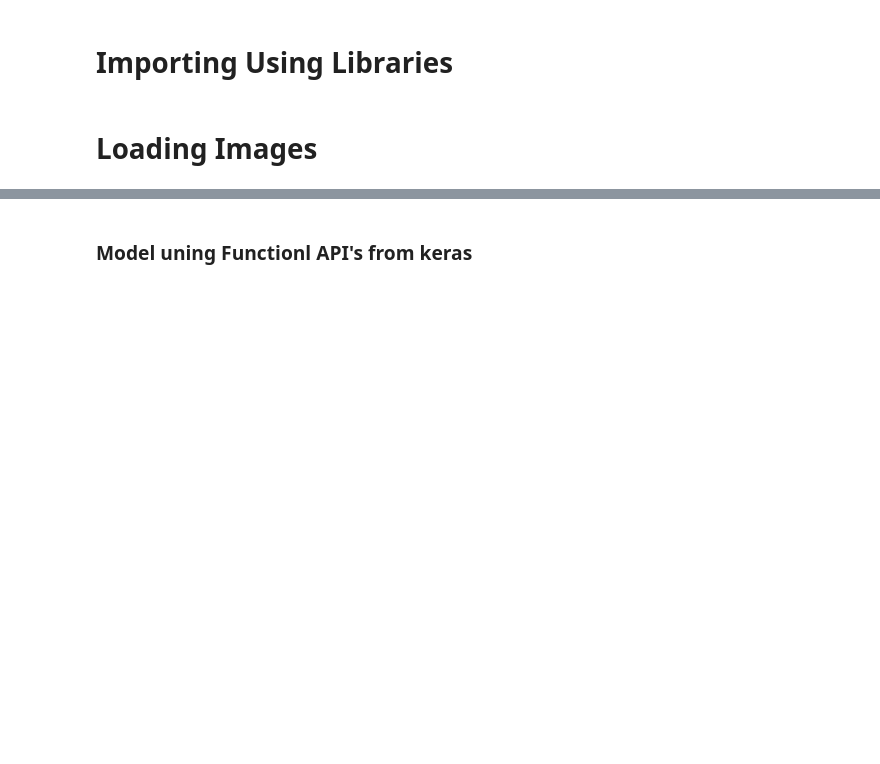
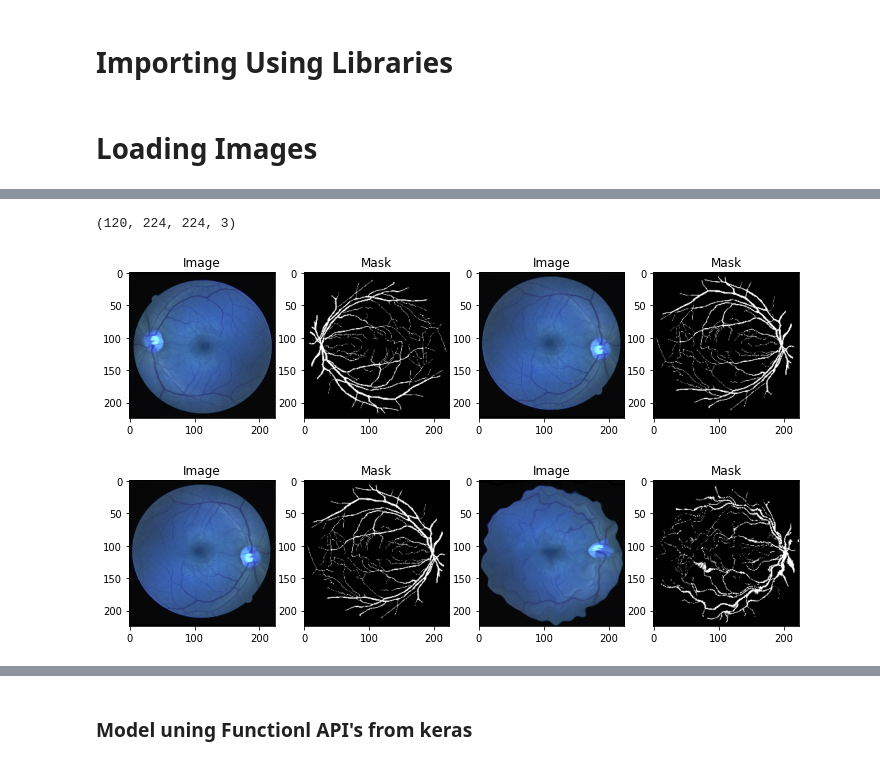
Before and after one commit to usmaaangul/Semantic-Segmentation-of-Retinal-Diseases-using-U-Net-Architecture-repo, a Jupyter notebook: Code.ipynb, the cells around one changed output, grey strips where cells are left out. Saved outputs shown, nothing was run; the diff lists cells and outputs as text; code cells hidden in the pictures; blank space fills up the shorter version.

```diff
--- a/Code.ipynb
+++ b/Code.ipynb
@@ -231,0 +240,26 @@ Y.shape
+# %%
+check=Y
+check = np.concatenate([check, check, check], axis=-1)
+check.shape
+# %% [output]
+(120, 224, 224, 3)
+# %%
+## displaying data loaded by our function
+for num in range(2):
+  plt.figure(figsize=(12,6))
+  plt.subplot(1,4,1)
+  plt.imshow(X[num])
+  plt.title("Image")
+  plt.subplot(1,4,2)
+  plt.imshow(check[num])
+  plt.title("Mask")
+  plt.subplot(1,4,3)
+  plt.imshow(X[num+1])
+  plt.title("Image")
+  plt.subplot(1,4,4)
+  plt.imshow(check[num+1])
+  plt.title("Mask")
+  plt.show()
+# %% [output]
+[figure, added]
+[figure, added]
```
Also changed, not shown: parts of 26 cells of this notebook.
